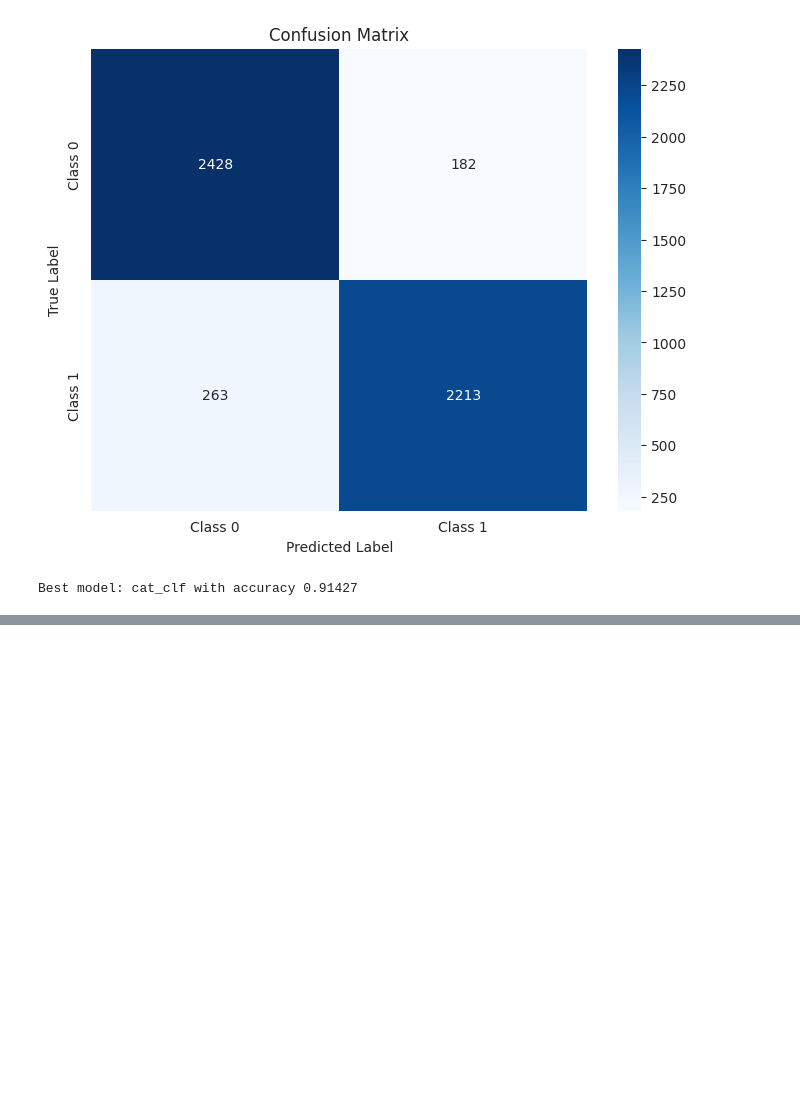
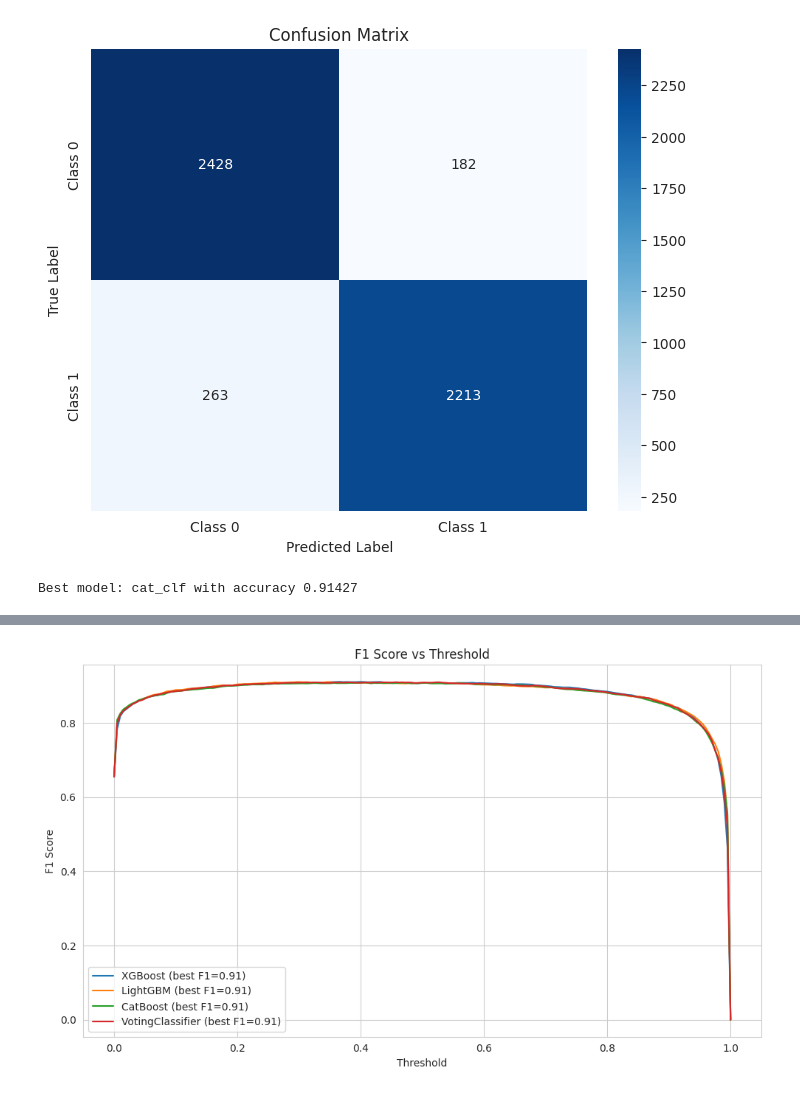
Before and after one commit to Daniel-Milanes/WikiShield, a Jupyter notebook: models/Paul_votingmethod.ipynb, the cells around one changed output, grey strips where cells are left out. Saved outputs shown, nothing was run; the diff lists cells and outputs as text; code cells hidden in the pictures; blank space fills up the shorter version.

```diff
--- a/models/Paul_votingmethod.ipynb
+++ b/models/Paul_votingmethod.ipynb
@@ -559,0 +674,15 @@ Best model: cat_clf with accuracy 0.91427
+# %%
+# Plot F1 curves for all models
+plt.figure(figsize=(10, 6))
+for name, res in threshold_results.items():
+    plt.plot(res['thresholds'], res['f1'], label=f'{name} (best F1={res["best_f1"]:.2f})')
+plt.xlabel("Threshold")
+plt.ylabel("F1 Score")
+plt.title("F1 Score vs Threshold")
+plt.legend()
+plt.grid(True)
+plt.tight_layout()
+plt.savefig("my_plot.png")
+plt.show()
+# %% [output]
+[figure, added]
```
Also changed, not shown: parts of 1 cell of this notebook.
